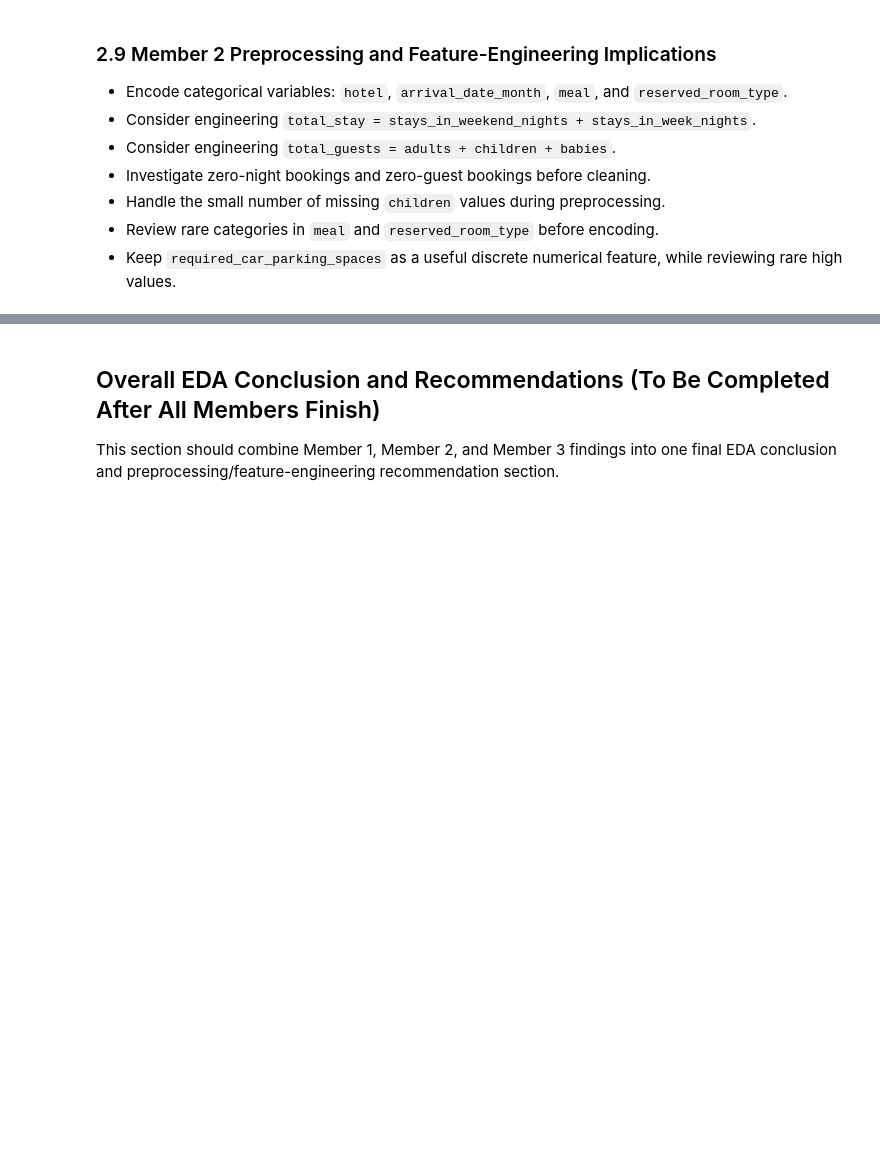
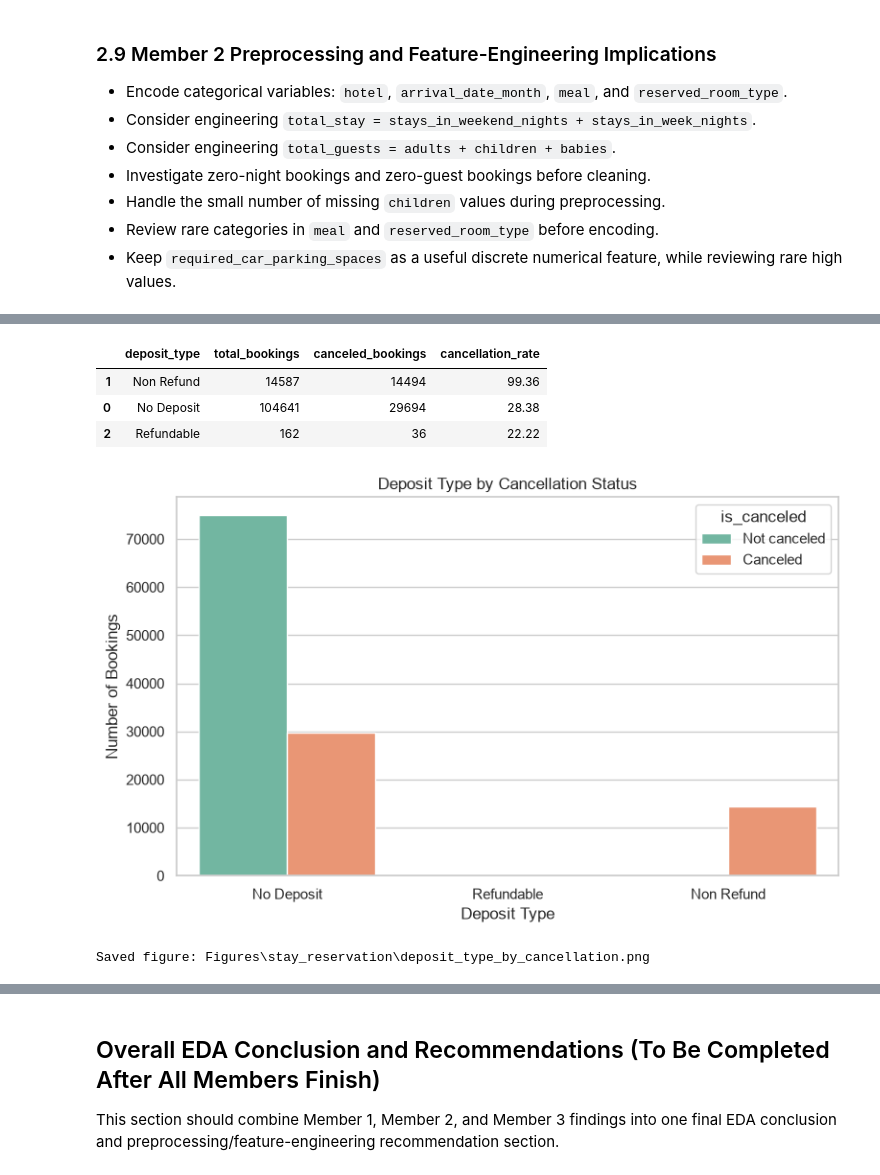
Before and after one commit to Manesha03/IT3051-FDM-Mini-Project-2026, a Jupyter notebook: 02_EDA/EDA.ipynb, the cells around one changed output, grey strips where cells are left out. Cells and saved outputs as stored; diff of their text form; code cells hidden in the pictures; blank space fills up the shorter version.

```diff
--- a/02_EDA/EDA.ipynb
+++ b/02_EDA/EDA.ipynb
@@ -495,0 +592,30 @@ This section is reserved for Member 3. Suggested variables include market segmen
+# %%
+deposit_summary = cancellation_rate_table(
+    df,
+    'deposit_type'
+)
+
+deposit_summary
+# %% [output]
+|  | deposit_type | total_bookings | canceled_bookings | cancellation_rate |
+| 1 | Non Refund | 14587 | 14494 | 99.36 |
+| 0 | No Deposit | 104641 | 29694 | 28.38 |
+| 2 | Refundable | 162 | 36 | 22.22 |
+# %%
+plt.figure(figsize=(8, 5))
+
+sns.countplot(
+    data=df,
+    x='deposit_type',
+    hue='is_canceled'
+)
+
+plt.title('Deposit Type by Cancellation Status')
+plt.xlabel('Deposit Type')
+plt.ylabel('Number of Bookings')
+plt.legend(title='is_canceled', labels=['Not canceled', 'Canceled'])
+
+save_current_figure('deposit_type_by_cancellation.png')
+# %% [output]
+[figure, added]
+Saved figure: Figures\stay_reservation\deposit_type_by_cancellation.png
```
Also changed, not shown: parts of 69 cells of this notebook, 24 other files.
